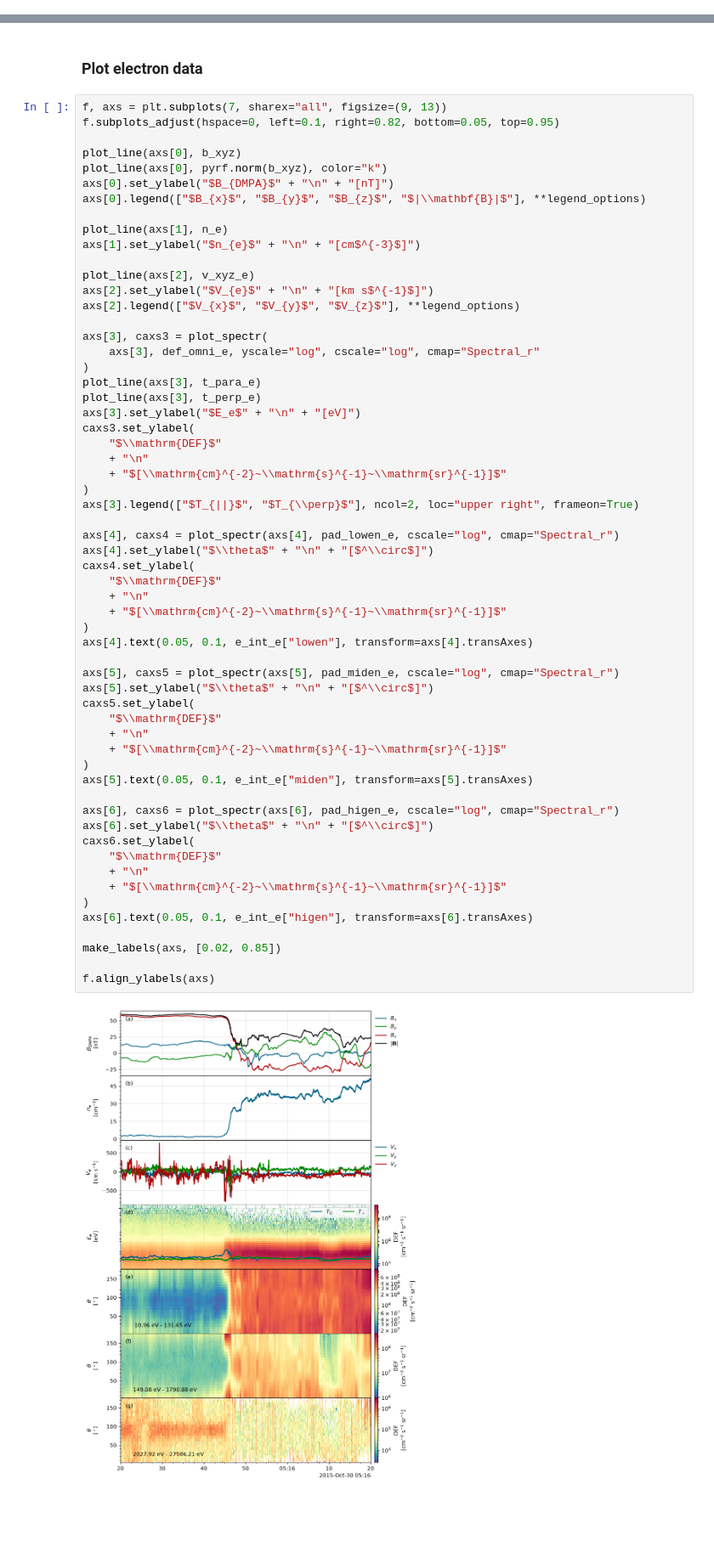
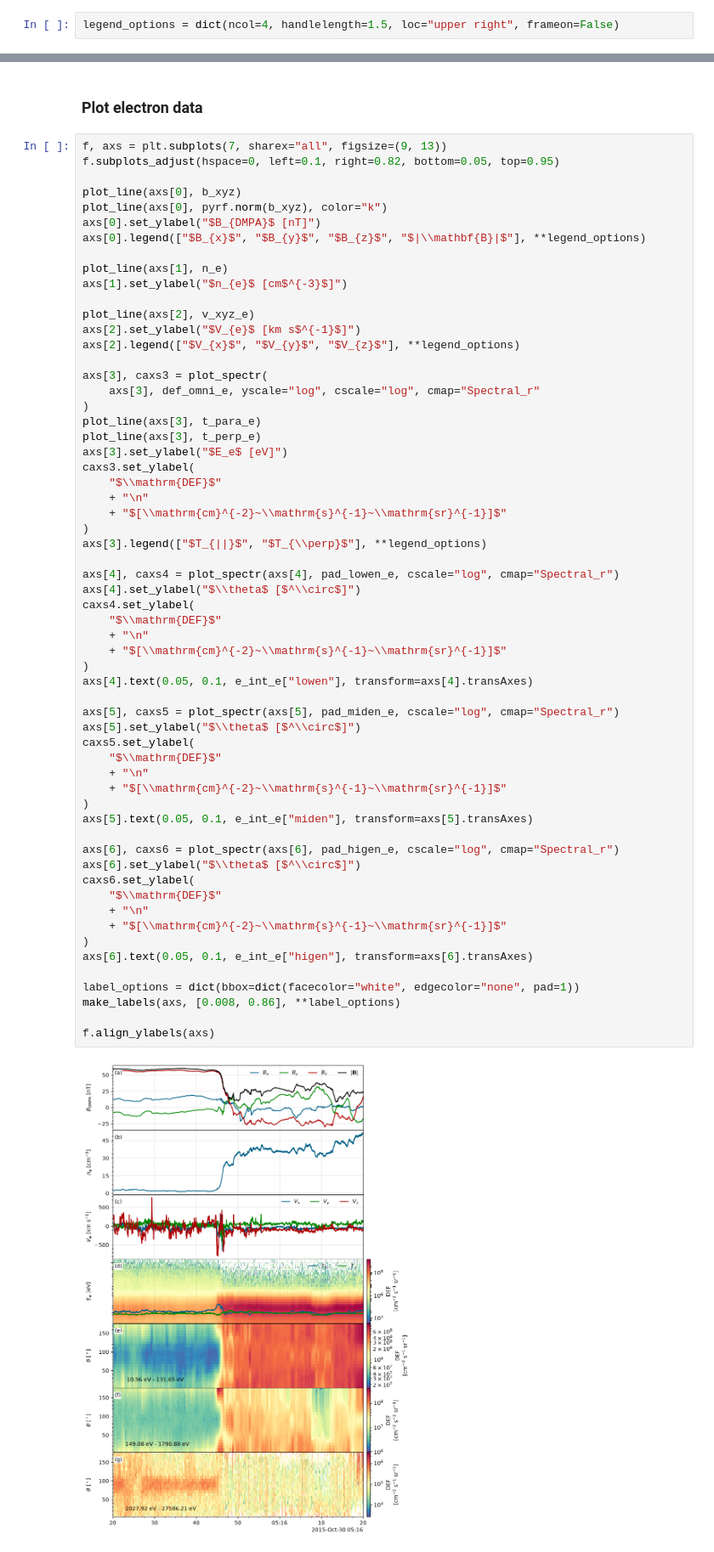
Before and after one commit to louis-richard/irfu-python, a Jupyter notebook: docs/examples/01_mms/example_mms_particle_pad.ipynb, the cells around one changed output, grey strips where cells are left out. Shown at 85% size. Drawn from its saved outputs; the diff is of its cells as text; blank space fills up the shorter version.

```diff
--- a/docs/examples/01_mms/example_mms_particle_pad.ipynb
+++ b/docs/examples/01_mms/example_mms_particle_pad.ipynb
@@ -133,3 +131,5 @@ legend_options = dict(frameon=False, loc="upper left", bbox_to_anchor=(1.0, 1.0)
+# %%
+legend_options = dict(ncol=4, handlelength=1.5, loc="upper right", frameon=False)
 # %% [markdown]
 ### Plot ion data
 # %%
@@ -202,14 +203,14 @@ f.subplots_adjust(hspace=0, left=0.1, right=0.82, bottom=0.05, top=0.95)
 
 plot_line(axs[0], b_xyz)
 plot_line(axs[0], pyrf.norm(b_xyz), color="k")
-axs[0].set_ylabel("$B_{DMPA}$" + "\n" + "[nT]")
+axs[0].set_ylabel("$B_{DMPA}$ [nT]")
 axs[0].legend(["$B_{x}$", "$B_{y}$", "$B_{z}$", "$|\\mathbf{B}|$"], **legend_options)
 
 plot_line(axs[1], n_e)
-axs[1].set_ylabel("$n_{e}$" + "\n" + "[cm$^{-3}$]")
+axs[1].set_ylabel("$n_{e}$ [cm$^{-3}$]")
 
 plot_line(axs[2], v_xyz_e)
-axs[2].set_ylabel("$V_{e}$" + "\n" + "[km s$^{-1}$]")
+axs[2].set_ylabel("$V_{e}$ [km s$^{-1}$]")
 axs[2].legend(["$V_{x}$", "$V_{y}$", "$V_{z}$"], **legend_options)
 
 axs[3], caxs3 = plot_spectr(
@@ -217,43 +218,44 @@ axs[3], caxs3 = plot_spectr(
 )
 plot_line(axs[3], t_para_e)
 plot_line(axs[3], t_perp_e)
-axs[3].set_ylabel("$E_e$" + "\n" + "[eV]")
+axs[3].set_ylabel("$E_e$ [eV]")
 caxs3.set_ylabel(
     "$\\mathrm{DEF}$"
     + "\n"
     + "$[\\mathrm{cm}^{-2}~\\mathrm{s}^{-1}~\\mathrm{sr}^{-1}]$"
 )
-axs[3].legend(["$T_{||}$", "$T_{\\perp}$"], ncol=2, loc="upper right", frameon=True)
+axs[3].legend(["$T_{||}$", "$T_{\\perp}$"], **legend_options)
 
 axs[4], caxs4 = plot_spectr(axs[4], pad_lowen_e, cscale="log", cmap="Spectral_r")
-axs[4].set_ylabel("$\\theta$" + "\n" + "[$^\\circ$]")
+axs[4].set_ylabel("$\\theta$ [$^\\circ$]")
 caxs4.set_ylabel(
     "$\\mathrm{DEF}$"
     + "\n"
     + "$[\\mathrm{cm}^{-2}~\\mathrm{s}^{-1}~\\mathrm{sr}^{-1}]$"
 )
 axs[4].text(0.05, 0.1, e_int_e["lowen"], transform=axs[4].transAxes)
 
 axs[5], caxs5 = plot_spectr(axs[5], pad_miden_e, cscale="log", cmap="Spectral_r")
-axs[5].set_ylabel("$\\theta$" + "\n" + "[$^\\circ$]")
+axs[5].set_ylabel("$\\theta$ [$^\\circ$]")
 caxs5.set_ylabel(
     "$\\mathrm{DEF}$"
     + "\n"
     + "$[\\mathrm{cm}^{-2}~\\mathrm{s}^{-1}~\\mathrm{sr}^{-1}]$"
 )
 axs[5].text(0.05, 0.1, e_int_e["miden"], transform=axs[5].transAxes)
 
 axs[6], caxs6 = plot_spectr(axs[6], pad_higen_e, cscale="log", cmap="Spectral_r")
-axs[6].set_ylabel("$\\theta$" + "\n" + "[$^\\circ$]")
+axs[6].set_ylabel("$\\theta$ [$^\\circ$]")
 caxs6.set_ylabel(
     "$\\mathrm{DEF}$"
     + "\n"
     + "$[\\mathrm{cm}^{-2}~\\mathrm{s}^{-1}~\\mathrm{sr}^{-1}]$"
 )
 axs[6].text(0.05, 0.1, e_int_e["higen"], transform=axs[6].transAxes)
 
-make_labels(axs, [0.02, 0.85])
+label_options = dict(bbox=dict(facecolor="white", edgecolor="none", pad=1))
+make_labels(axs, [0.008, 0.86], **label_options)
 
 f.align_ylabels(axs)
 # %% [output]
-[figure, old version]
+[figure, new version]
```
Also changed, not shown: parts of 7 cells of this notebook.
